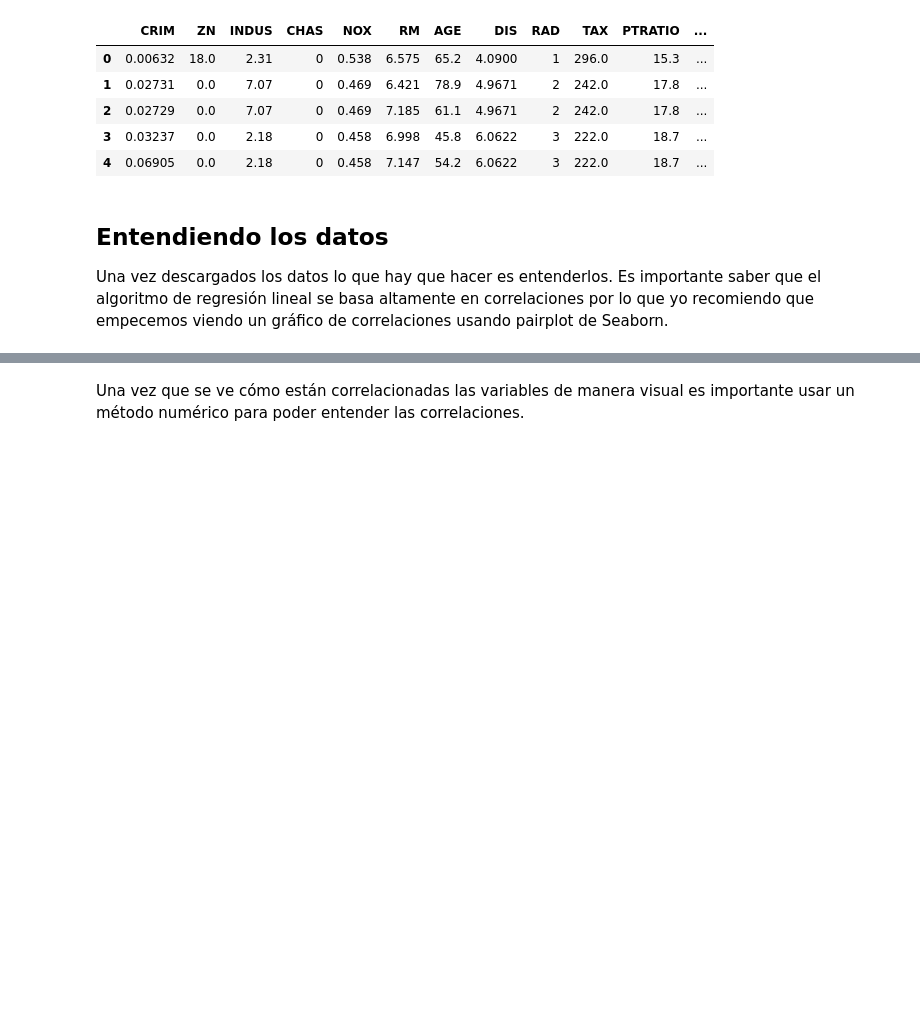
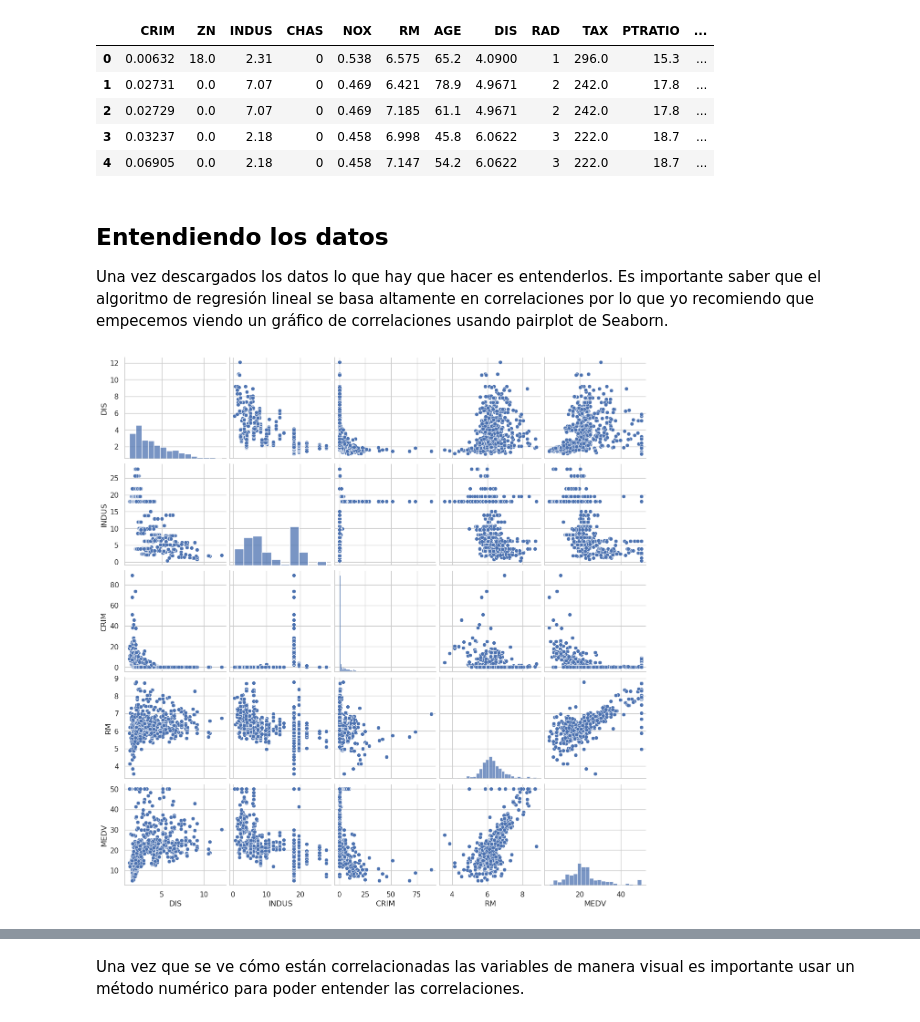
Before and after one commit to LuisReyes98/platzi-regresion-lineal-con-python, a Jupyter notebook: primera_regresion_lineal_template.ipynb, the cells around one changed output, grey strips where cells are left out. Cells and saved outputs as stored; diff of their text form; code cells hidden in the pictures; blank space fills up the shorter version.

```diff
--- a/primera_regresion_lineal_template.ipynb
+++ b/primera_regresion_lineal_template.ipynb
@@ -24,3 +24,24 @@ df.head()
 # %% [markdown]
 ## Entendiendo los datos
 Una vez descargados los datos lo que hay que hacer es entenderlos. Es importante saber que el algoritmo de regresión lineal se basa altamente en correlaciones por lo que yo recomiendo que empecemos viendo un gráfico de correlaciones usando pairplot de Seaborn.
+# %%
+import seaborn as sns
+import matplotlib.pyplot as plt
+sns.set(style='whitegrid', context='notebook')
+
+"""
+DIS       weighted distances to five Boston employment centres
+INDUS     proportion of non-retail business acres per town
+CRIM      per capita crime rate by town
+RM        average number of rooms per dwelling
+
+MEDV     Median value of owner-occupied homes in $1000's
+
+Buscaremos predecir el valor del MEDV en base a las otras variables
+"""
+
+cols = ['DIS', 'INDUS', 'CRIM', 'RM', 'MEDV']
+sns.pairplot(df[cols], height=2.5)
+plt.show()
+# %% [output]
+[figure, added]
```
Also changed, not shown: parts of 3 cells of this notebook.
